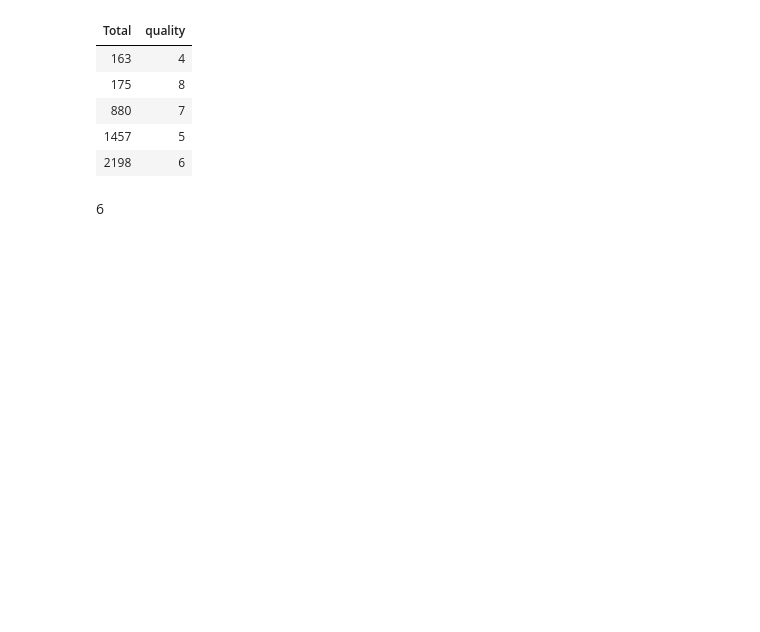
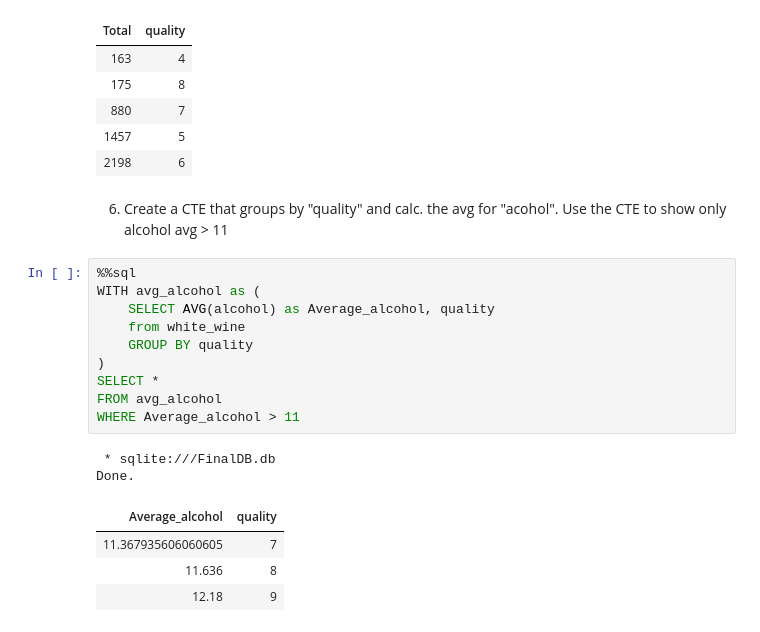
Before and after one commit to CalinP1/SQL_sandbox, a Jupyter notebook: project.ipynb, the cells around one changed output. Saved outputs shown, nothing was run; the diff lists cells and outputs as text; blank space fills up the shorter version.

```diff
--- a/project.ipynb
+++ b/project.ipynb
@@ -206,4 +206,21 @@ Done.
 | 1457 | 5 |
 | 2198 | 6 |
 # %% [markdown]
-6
+6) Create a CTE that groups by "quality" and calc. the avg for "acohol". Use the CTE to show only alcohol avg > 11
+# %%
+%%sql
+WITH avg_alcohol as (
+    SELECT AVG(alcohol) as Average_alcohol, quality
+    from white_wine
+    GROUP BY quality
+)
+SELECT *
+FROM avg_alcohol
+WHERE Average_alcohol > 11
+# %% [output]
+ * sqlite:///FinalDB.db
+Done.
+| Average_alcohol | quality |
+| 11.367935606060605 | 7 |
+| 11.636 | 8 |
+| 12.18 | 9 |
```
Also changed, not shown: parts of 5 cells of this notebook.
